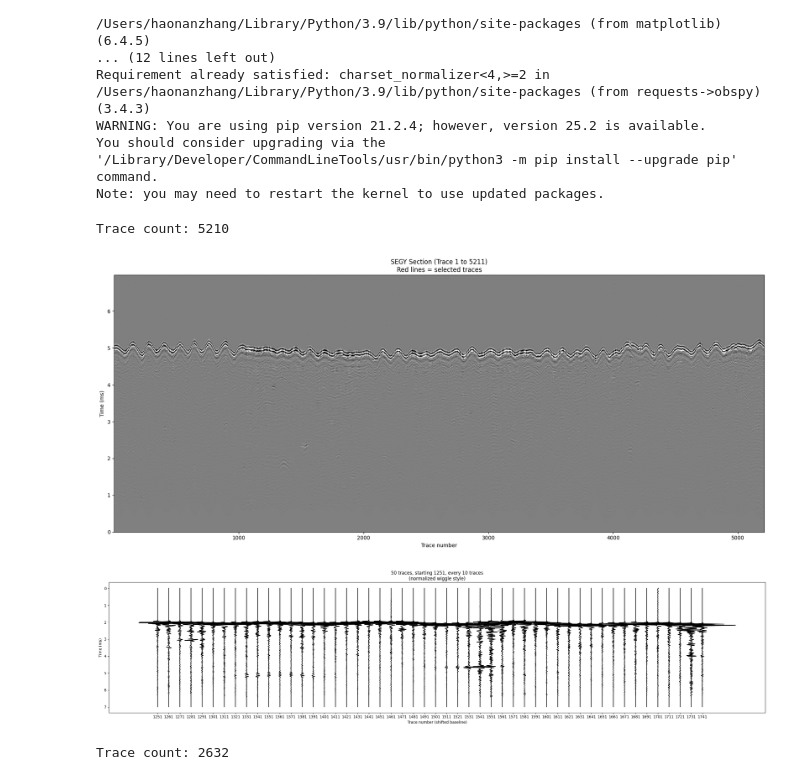
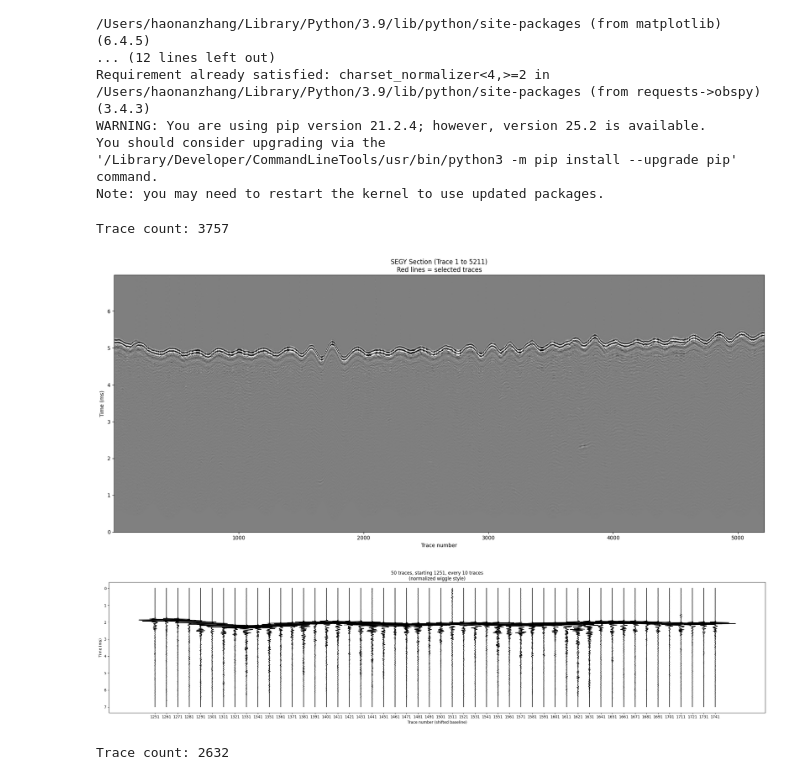
Before and after one commit to zhn66776/InXSBP1, a Jupyter notebook: code_1.ipynb, the cells around one changed output. Drawn from its saved outputs; the diff is of its cells as text; code cells hidden in the pictures.

```diff
--- a/code_1.ipynb
+++ b/code_1.ipynb
@@ -33,7 +33,7 @@ import numpy as np
 import matplotlib.pyplot as plt
 from obspy.io.segy.segy import _read_segy
 
-SEGY_PATH = "MMT(2015)_sgy/X-22_20150928_142014_RAW_LF.sgy"
+SEGY_PATH = "MMT(2015)_sgy/X-20_20150928_140959_RAW_LF.sgy"
 sf = _read_segy(SEGY_PATH, headonly=False)
 n_traces = len(sf.traces)
 print("Trace count:", n_traces)
@@ -123,36 +123,36 @@ plt.figure(figsize=(25, 6))
 amp_scale = 2000  # Control the maximum swing range of the wiggle (adjustable)
 
 for k, idx in enumerate(trace_indices):
     if idx >= n_traces:
         continue
     tr = sf.traces[idx].data.astype(np.float32)
     t = np.arange(tr.size) * dt_ms
 
     # Normalize each trace individually to [-1, 1]
     p99 = np.percentile(np.abs(tr), 99)  # Use the 99th percentile for normalization to avoid outliers
     if p99 > 0:
         tr = tr / p99
 
     # Align x-axis ticks with trace numbers
     plt.plot(-tr * amp_scale + k*2000, t, color="black")
 
 # x ==> trace number
 plt.xticks(
     ticks=[k*2000 for k in range(len(trace_indices))],
     labels=[idx+1 for idx in trace_indices]
 )
 
 plt.gca().invert_yaxis()
 
 plt.xlabel("Trace number (shifted baseline)")
 plt.ylabel("Time (ms)")
 plt.title(f"{n_waveforms} traces, starting {trace_start+1}, every {step} traces\n(normalized wiggle style)")
 plt.tight_layout()
 plt.show()
 # %% [output]
-Trace count: 5210
+Trace count: 3757
-[figure, old version]
+[figure, new version]
-[figure, old version]
+[figure, new version]
 # %%
 # pip install obspy numpy matplotlib
 import numpy as np
```
Also changed, not shown: parts of 1 cell of this notebook, 6 other files.
